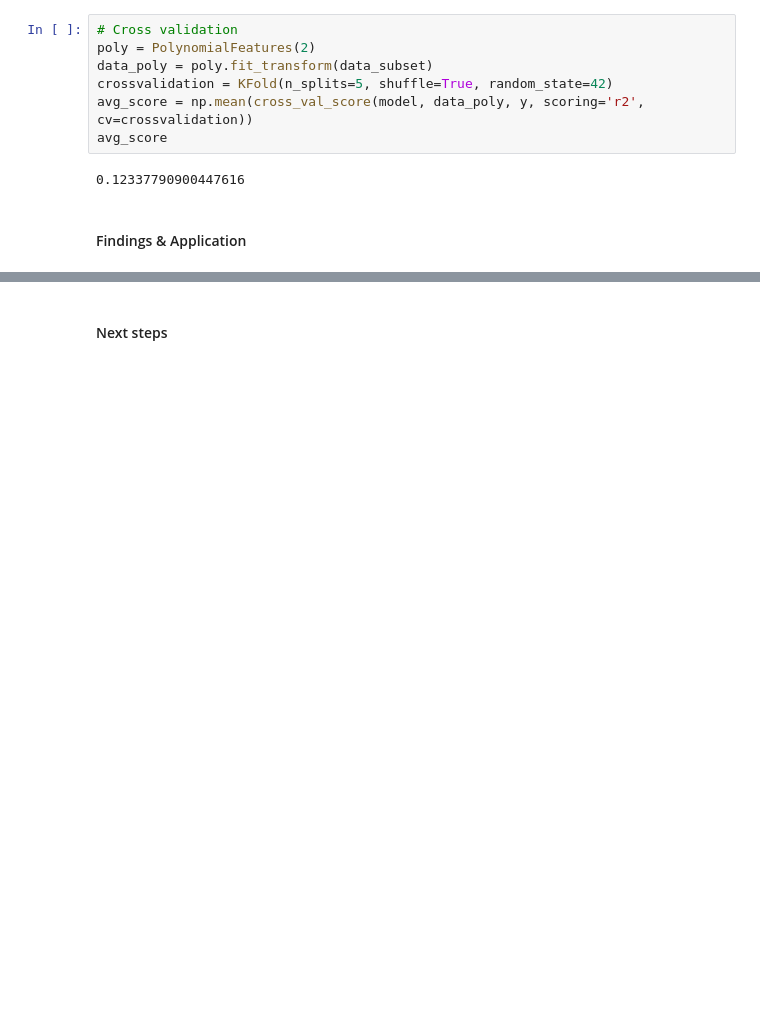
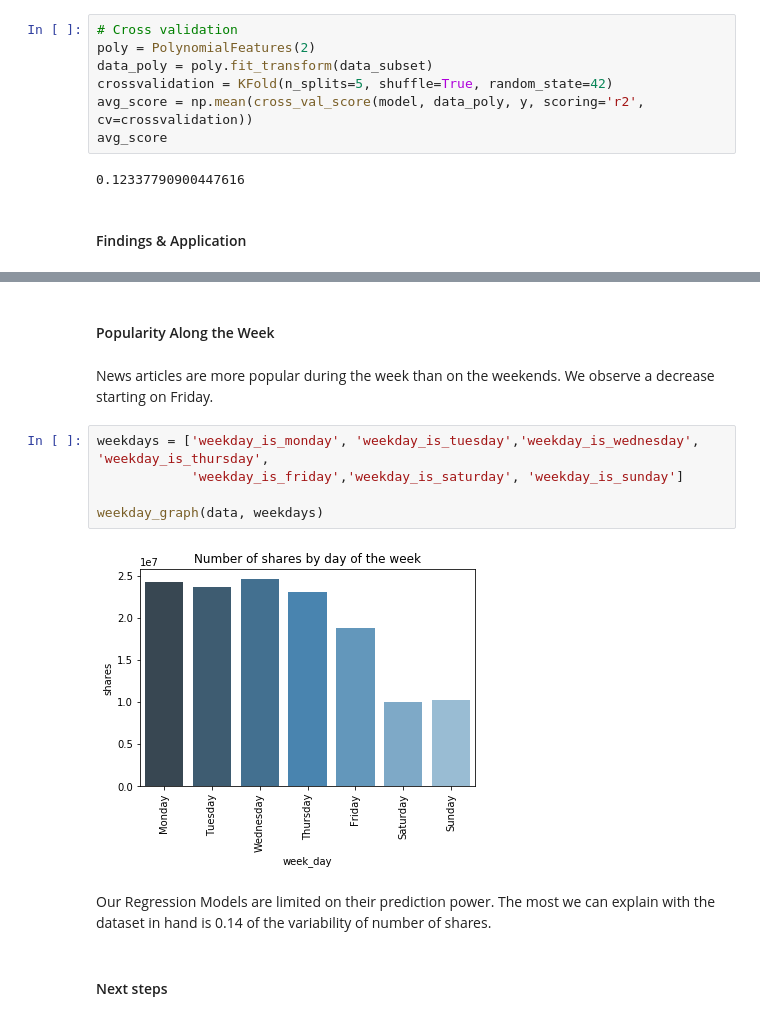
Before and after one commit to aroayeo/Predicting-Online-News-Popularity, a Jupyter notebook: Mod 4 project notebook.ipynb, the cells around one changed output, grey strips where cells are left out. Drawn from its saved outputs; the diff is of its cells as text; blank space fills up the shorter version.

```diff
--- a/Mod 4 project notebook.ipynb
+++ b/Mod 4 project notebook.ipynb
@@ -324,2 +335,15 @@ avg_score
+# %% [markdown]
+#### Popularity Along the Week
+# %% [markdown]
+News articles are more popular during the week than on the weekends. We observe a decrease starting on Friday.
+# %%
+weekdays = ['weekday_is_monday', 'weekday_is_tuesday','weekday_is_wednesday', 'weekday_is_thursday',
+            'weekday_is_friday','weekday_is_saturday', 'weekday_is_sunday']
+
+weekday_graph(data, weekdays)
+# %% [output]
+[figure, added]
+# %% [markdown]
+Our Regression Models are limited on their prediction power. The most we can explain with the dataset in hand is 0.14 of the variability of number of shares.
 # %% [markdown]
 #### Next steps
```
Also changed, not shown: parts of 4 cells of this notebook.
